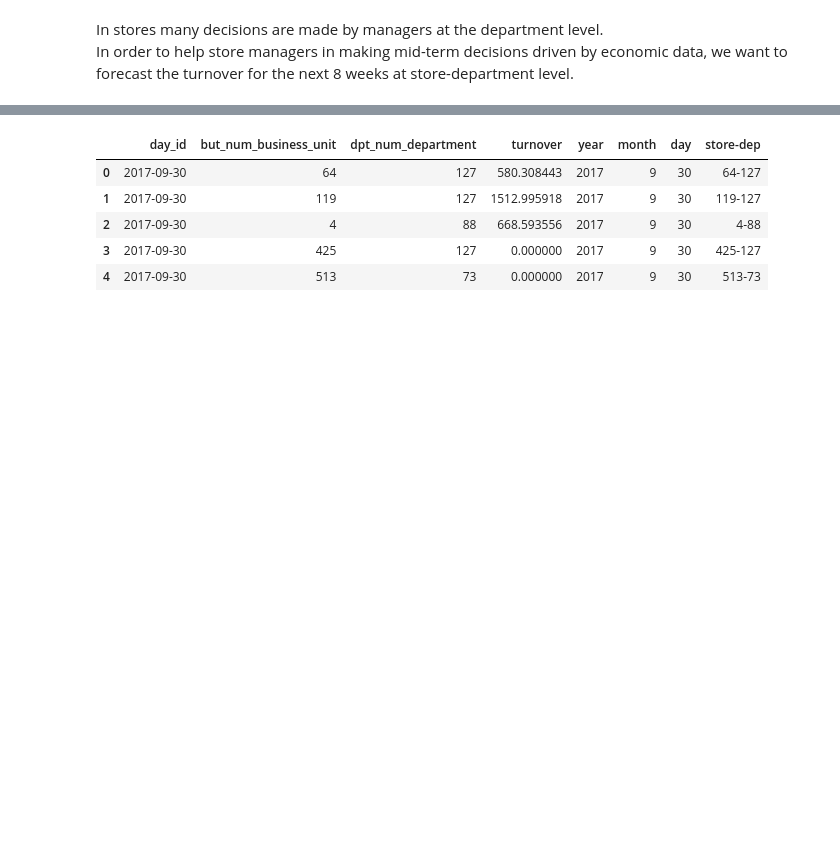
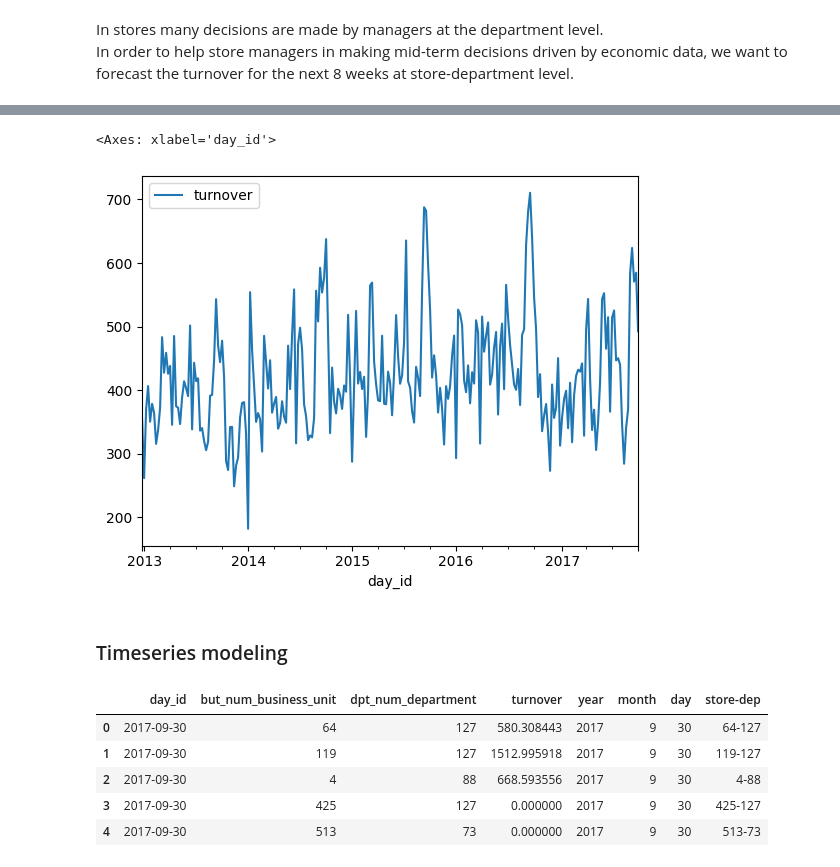
Before and after one commit to bpugnaire/retail-forecast, a Jupyter notebook: notebooks/partie3_multi-step_forecasting.ipynb, the cells around one changed output, grey strips where cells are left out. Drawn from its saved outputs; the diff is of its cells as text; code cells hidden in the pictures; blank space fills up the shorter version.

```diff
--- a/notebooks/partie3_multi-step_forecasting.ipynb
+++ b/notebooks/partie3_multi-step_forecasting.ipynb
@@ -76,3 +81,10 @@ Index(['day_id', 'but_num_business_unit', 'dpt_num_department', 'turnover',
+# %%
+df_train[df_train['store-dep'] == '30-88'].plot(x='day_id', y='turnover')
+# %% [output]
+<Axes: xlabel='day_id'>
+[figure, added]
+# %% [markdown]
+### Timeseries modeling
 # %%
 from sklearn.model_selection import TimeSeriesSplit
 
```
Also changed, not shown: parts of 14 cells of this notebook.
